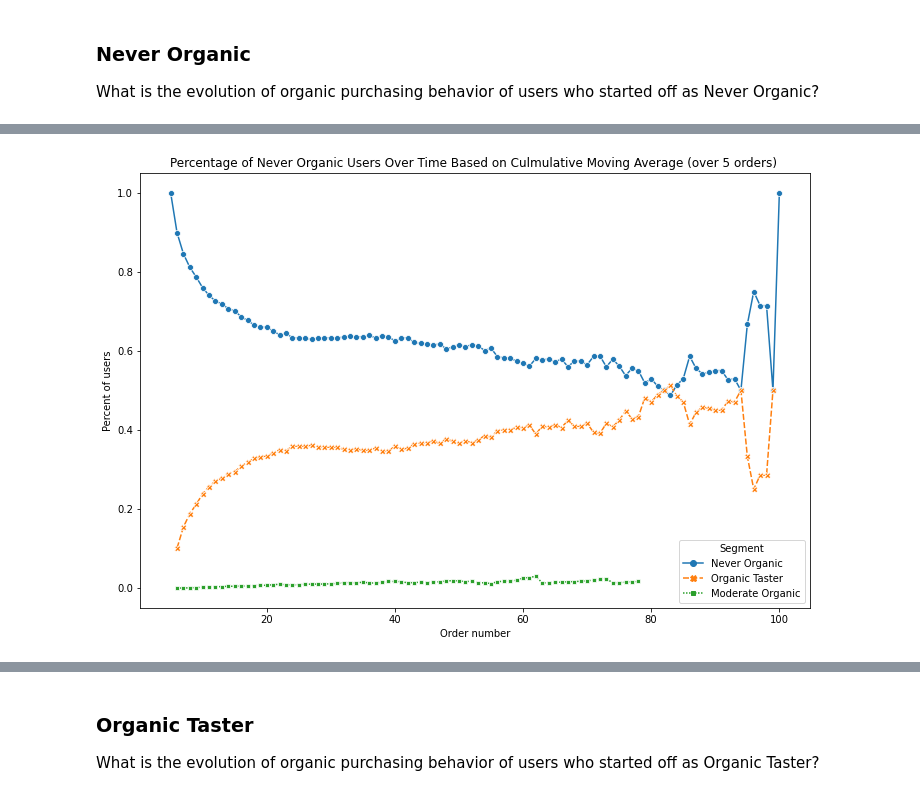
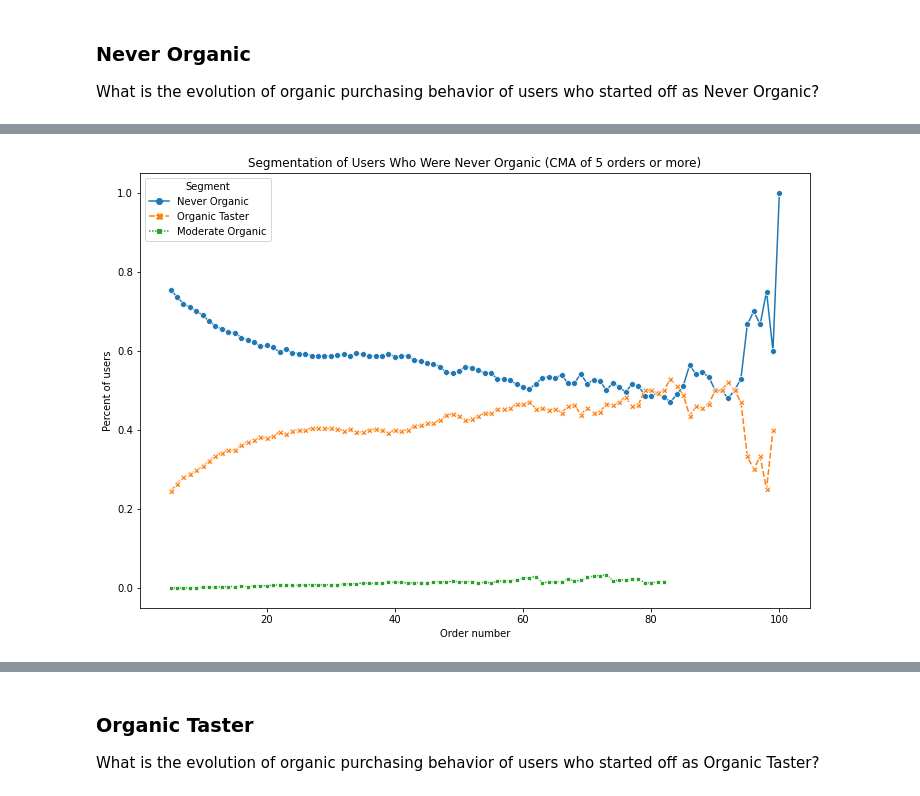
Before and after one commit to stemlock/Instacart_Market_Basket_Data_Analysis, a Jupyter notebook: Question 3.ipynb, the cells around one changed output, grey strips where cells are left out. Drawn from its saved outputs; the diff is of its cells as text; code cells hidden in the pictures.

```diff
--- a/Question 3.ipynb
+++ b/Question 3.ipynb
@@ -553,0 +525,14 @@ N_O_CMA_plot_df.head(30)
+# %%
+# Create a CMA dataset of all users who at one point in time where Never Organic
+
+# List of users who at one point were Never Organic
+any_NO_CMA_set = set(user_behavior10[user_behavior10['segment_CMA5'] == 'Never Organic']['user_id'])
+any_NO_CMA_df = user_behavior10[user_behavior10['user_id'].isin(any_NO_CMA_set)]
+
+# Create a clean dataframe for plotting
+any_NO_CMA_plot_df = any_NO_CMA_df.groupby('order_number')['segment_CMA5'].value_counts().to_frame(name = 'users').reset_index()
+
+# Calculate the percentage of users per segment
+any_NO_CMA_plot_df['%_users'] = any_NO_CMA_plot_df.users.div(any_NO_CMA_plot_df.order_number.map(any_NO_CMA_plot_df.groupby('order_number').sum().users))
+
+any_NO_CMA_plot_df.head(15)
@@ -554,14 +556,14 @@ N_O_CMA_plot_df.head(30)
 # %%
 # Plot the percentage of users per order separated into the segments by a culmulative moving average
 fig, ax = plt.subplots(figsize = (12,8))
 
-sns.lineplot(data=N_O_CMA_plot_df, x="order_number", y = '%_users', hue="segment_CMA5", style='segment_CMA5',
+sns.lineplot(data=any_NO_CMA_plot_df, x="order_number", y = '%_users', hue="segment_CMA5", style='segment_CMA5',
              markers=True, ax = ax)
 
 ax.legend().set_title('Segment')
-ax.set_title('Percentage of Never Organic Users Over Time Based on Culmulative Moving Average (over 5 orders) ')
+ax.set_title('Segmentation of Users Who Were Never Organic (CMA of 5 orders or more)')
 ax.set_xlabel('Order number')
 ax.set_ylabel('Percent of users')
 pass
 # %% [output]
-[figure, old version]
+[figure, new version]
```
Also changed, not shown: parts of 55 cells of this notebook.
